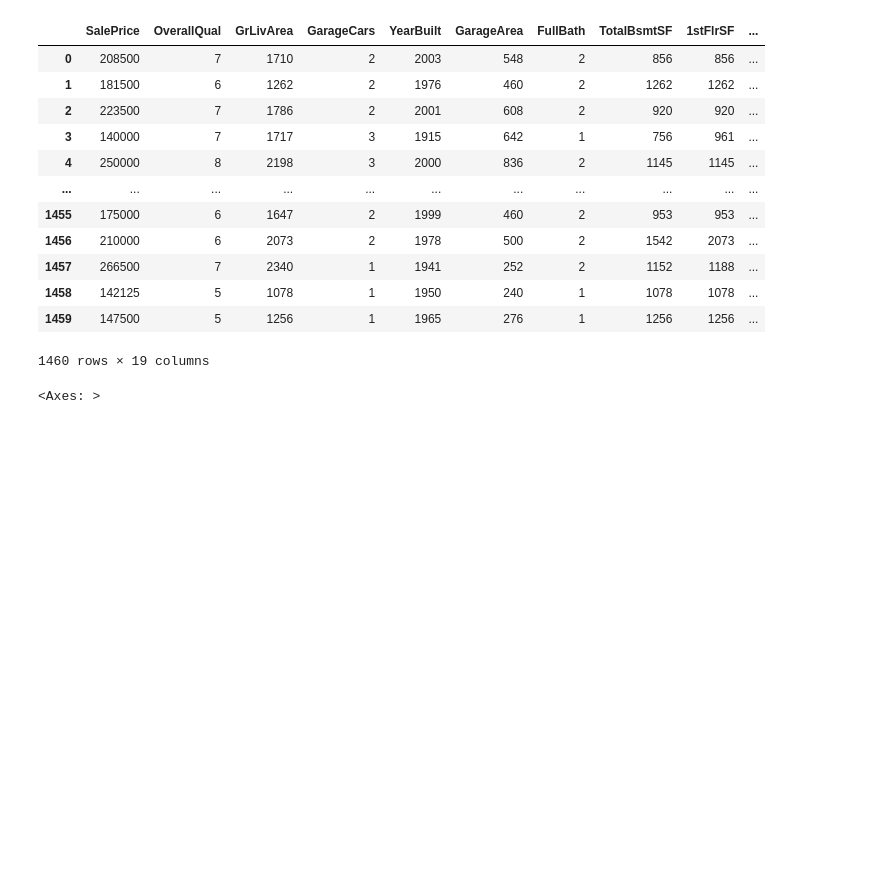
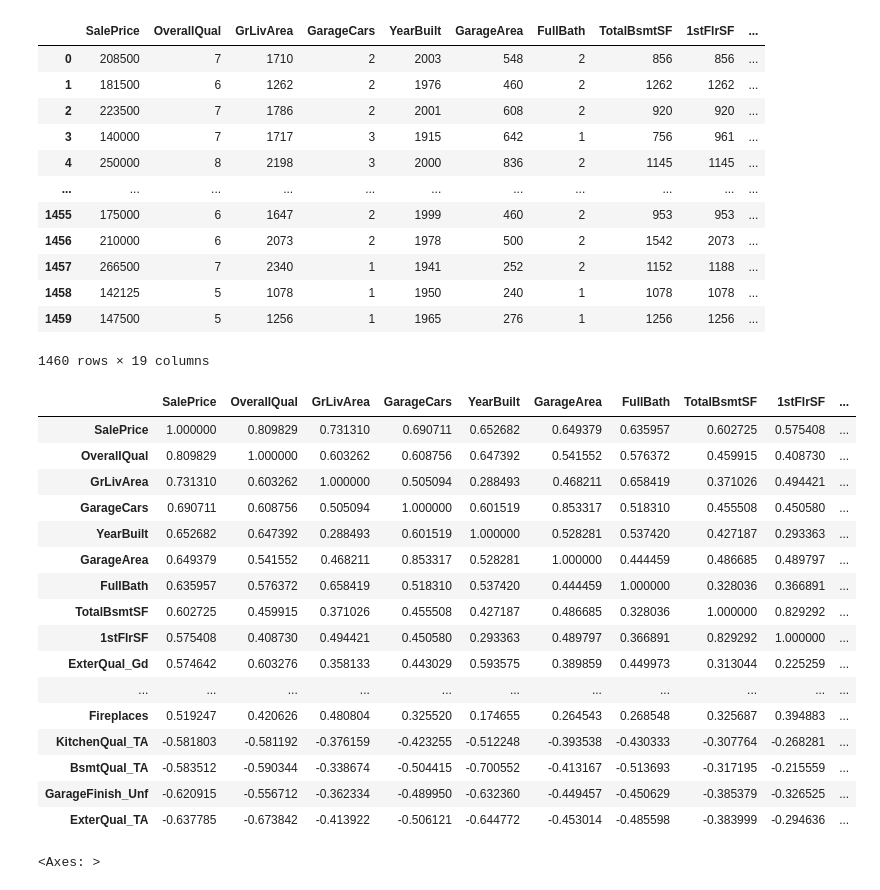
Before and after one commit to LongS1eeper/fintech_service_2nd, a Jupyter notebook: 06deep_learning/13연속데이터예측_아이오와에임스지역_집값예측_train.ipynb, the cells around one changed output. Saved outputs shown, nothing was run; the diff lists cells and outputs as text; code cells hidden in the pictures; blank space fills up the shorter version.

```diff
--- a/06deep_learning/13연속데이터예측_아이오와에임스지역_집값예측_train.ipynb
+++ b/06deep_learning/13연속데이터예측_아이오와에임스지역_집값예측_train.ipynb
@@ -811,6 +798,26 @@ final_df
 | 1458 | 142125 | 5 | 1078 | 1 | 1950 | 240 | 1 | 1078 | 1078 | ... |
 | 1459 | 147500 | 5 | 1256 | 1 | 1965 | 276 | 1 | 1256 | 1256 | ... |
 1460 rows × 19 columns
+# %%
+final_df.corr(method='spearman')
+# %% [output]
+|  | SalePrice | OverallQual | GrLivArea | GarageCars | YearBuilt | GarageArea | FullBath | TotalBsmtSF | 1stFlrSF | ... |
+| SalePrice | 1.000000 | 0.809829 | 0.731310 | 0.690711 | 0.652682 | 0.649379 | 0.635957 | 0.602725 | 0.575408 | ... |
+| OverallQual | 0.809829 | 1.000000 | 0.603262 | 0.608756 | 0.647392 | 0.541552 | 0.576372 | 0.459915 | 0.408730 | ... |
+| GrLivArea | 0.731310 | 0.603262 | 1.000000 | 0.505094 | 0.288493 | 0.468211 | 0.658419 | 0.371026 | 0.494421 | ... |
+| GarageCars | 0.690711 | 0.608756 | 0.505094 | 1.000000 | 0.601519 | 0.853317 | 0.518310 | 0.455508 | 0.450580 | ... |
+| YearBuilt | 0.652682 | 0.647392 | 0.288493 | 0.601519 | 1.000000 | 0.528281 | 0.537420 | 0.427187 | 0.293363 | ... |
+| GarageArea | 0.649379 | 0.541552 | 0.468211 | 0.853317 | 0.528281 | 1.000000 | 0.444459 | 0.486685 | 0.489797 | ... |
+| FullBath | 0.635957 | 0.576372 | 0.658419 | 0.518310 | 0.537420 | 0.444459 | 1.000000 | 0.328036 | 0.366891 | ... |
+| TotalBsmtSF | 0.602725 | 0.459915 | 0.371026 | 0.455508 | 0.427187 | 0.486685 | 0.328036 | 1.000000 | 0.829292 | ... |
+| 1stFlrSF | 0.575408 | 0.408730 | 0.494421 | 0.450580 | 0.293363 | 0.489797 | 0.366891 | 0.829292 | 1.000000 | ... |
+| ExterQual_Gd | 0.574642 | 0.603276 | 0.358133 | 0.443029 | 0.593575 | 0.389859 | 0.449973 | 0.313044 | 0.225259 | ... |
+| ... | ... | ... | ... | ... | ... | ... | ... | ... | ... | ... |
+| Fireplaces | 0.519247 | 0.420626 | 0.480804 | 0.325520 | 0.174655 | 0.264543 | 0.268548 | 0.325687 | 0.394883 | ... |
+| KitchenQual_TA | -0.581803 | -0.581192 | -0.376159 | -0.423255 | -0.512248 | -0.393538 | -0.430333 | -0.307764 | -0.268281 | ... |
+| BsmtQual_TA | -0.583512 | -0.590344 | -0.338674 | -0.504415 | -0.700552 | -0.413167 | -0.513693 | -0.317195 | -0.215559 | ... |
+| GarageFinish_Unf | -0.620915 | -0.556712 | -0.362334 | -0.489950 | -0.632360 | -0.449457 | -0.450629 | -0.385379 | -0.326525 | ... |
+| ExterQual_TA | -0.637785 | -0.673842 | -0.413922 | -0.506121 | -0.644772 | -0.453014 | -0.485598 | -0.383999 | -0.294636 | ... |
 # %%
 plt.figure(figsize=(20,20))
 sns.heatmap(final_df.corr(method='spearman'), annot=True, linewidths=1)
```
Also changed, not shown: parts of 15 cells of this notebook, 3 other files.
